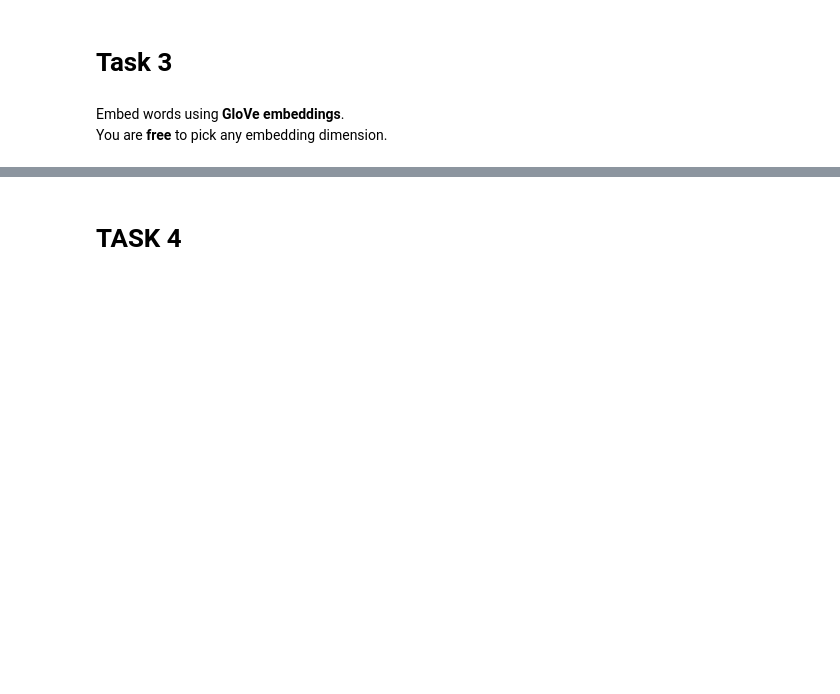
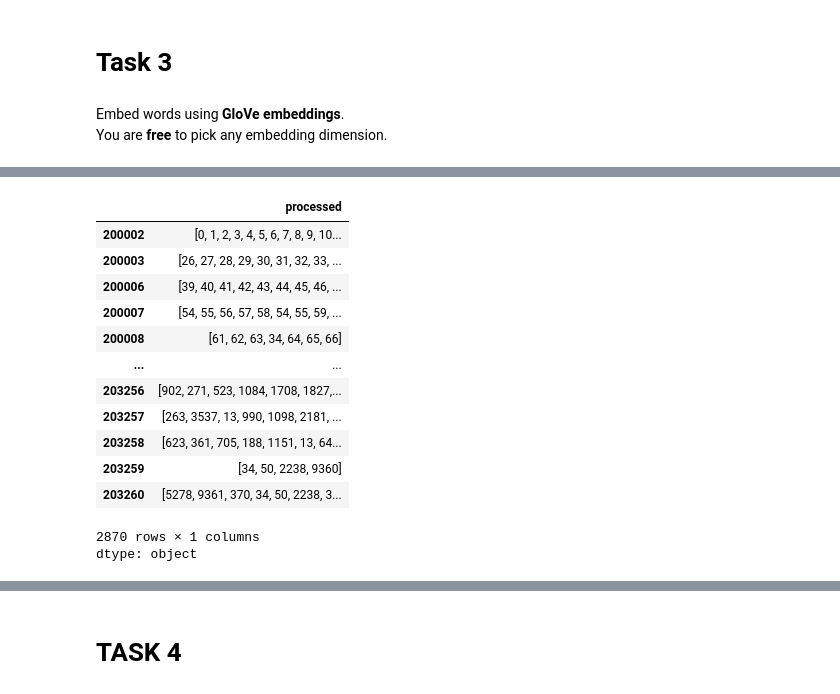
Before and after one commit to t-perniola/Assignments-NLP, a Jupyter notebook: Project/Assignment 1/task1.ipynb, the cells around one changed output, grey strips where cells are left out. Cells and saved outputs as stored; diff of their text form; code cells hidden in the pictures; blank space fills up the shorter version.

```diff
--- a/Project/Assignment 1/task1.ipynb
+++ b/Project/Assignment 1/task1.ipynb
@@ -11,3 +12,7 @@ validation_url = '/Users/kor/Desktop/Unibo/II year/Fall/NLP/Project/Assignment 1
+# %%
+training_url = '/content/drive/MyDrive/Assignment 1/data/training.json'
+validation_url = '/content/drive/MyDrive/Assignment 1/data/validation.json'
+test_url = '/content/drive/MyDrive/Assignment 1/data/test.json'
 # %%
 training_set = pd.read_json(training_url, orient='index')
 validation_set = pd.read_json(validation_url, orient='index')
@@ -383,0 +407,28 @@ Embedding matrix shape: (9362, 50)
+# %%
+def preprocess_text(sentence: str, word_to_idx: Dict[str, int]) -> List[int]:
+    """
+    Maps tokens in a sentence to vocabulary indices, replacing OOV terms with 'UNK'.
+
+    :param sentence: input sentence (str)
+    :param word_to_idx: word-to-index mapping (dict)
+    :return: list of token indices (list of int)
+    """
+    tokens = sentence.split()
+    return [word_to_idx.get(token, word_to_idx['UNK']) for token in tokens]
+
+training_set['processed'] = training_set['tweet'].apply(
+    lambda x: preprocess_text(x, word_to_idx)
+)
+
+# Validation/Test: Preprocess to handle OOV terms
+validation_set['processed'] = validation_set['tweet'].apply(
+    lambda x: preprocess_text(x, word_to_idx)
+)
+test_set['processed'] = test_set['tweet'].apply(
+    lambda x: preprocess_text(x, word_to_idx)
+)
+
+# Inspect a test sentence
+print("Original:", test_set['tweet'].iloc[0])
+print("Processed indices:", test_set['processed'].iloc[0])
+print("Embedding for 'UNK':", embedding_matrix[word_to_idx['UNK']])
@@ -383,0 +447,17 @@ Embedding matrix shape: (9362, 50)
+# %%
+training_set['processed']
+# %% [output]
+|  | processed |
+| 200002 | [0, 1, 2, 3, 4, 5, 6, 7, 8, 9, 10... |
+| 200003 | [26, 27, 28, 29, 30, 31, 32, 33, ... |
+| 200006 | [39, 40, 41, 42, 43, 44, 45, 46, ... |
+| 200007 | [54, 55, 56, 57, 58, 54, 55, 59, ... |
+| 200008 | [61, 62, 63, 34, 64, 65, 66] |
+| ... | ... |
+| 203256 | [902, 271, 523, 1084, 1708, 1827,... |
+| 203257 | [263, 3537, 13, 990, 1098, 2181, ... |
+| 203258 | [623, 361, 705, 188, 1151, 13, 64... |
+| 203259 | [34, 50, 2238, 9360] |
+| 203260 | [5278, 9361, 370, 34, 50, 2238, 3... |
+2870 rows × 1 columns
+dtype: object
```
Also changed, not shown: parts of 20 cells of this notebook.
